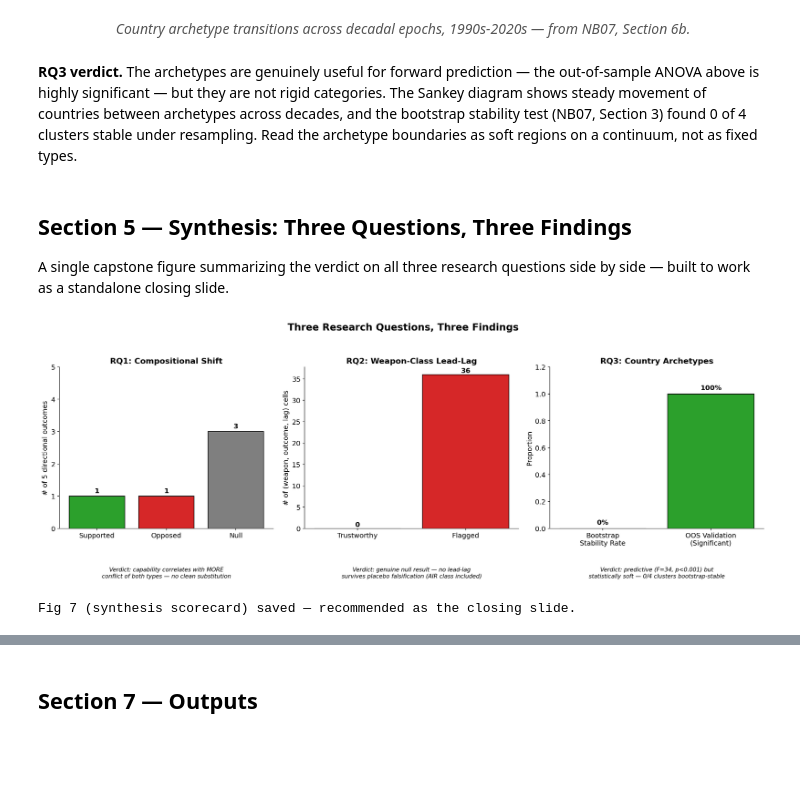
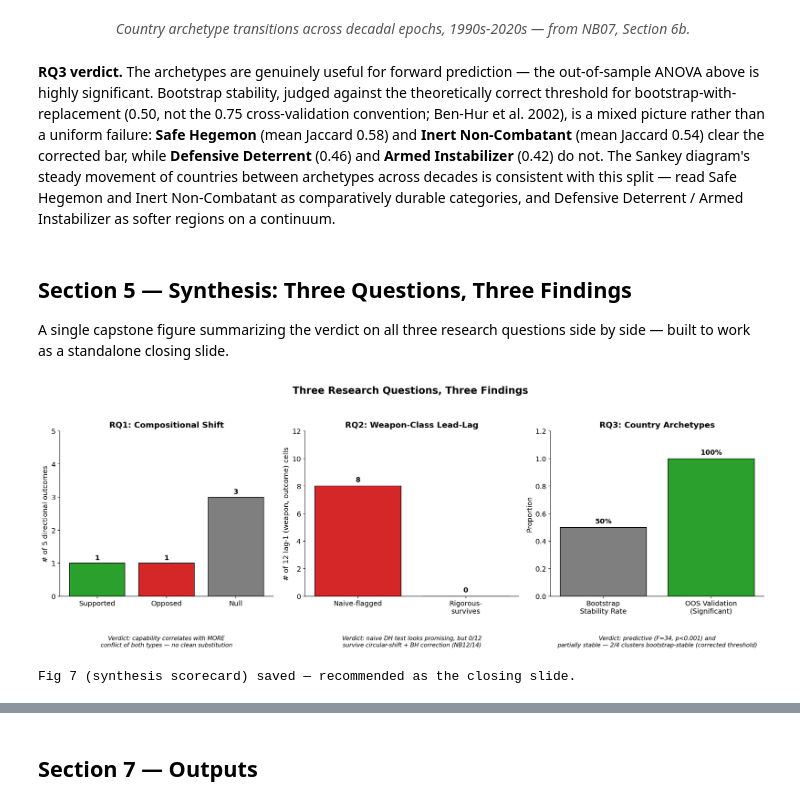
Before and after one commit to plutorion275/peacekeepers-arms-race, a Jupyter notebook: notebooks/08_visualization_summary.ipynb, the cells around one changed output, grey strips where cells are left out. Saved outputs shown, nothing was run; the diff lists cells and outputs as text; code cells hidden in the pictures; blank space fills up the shorter version.

```diff
--- a/notebooks/08_visualization_summary.ipynb
+++ b/notebooks/08_visualization_summary.ipynb
@@ -78,6 +82,10 @@ TBL_DIR.mkdir(parents=True, exist_ok=True)
 
 NB05_TBL, NB06_TBL, NB07_TBL = TABLES_DIR / "nb05", TABLES_DIR / "nb06", TABLES_DIR / "nb07"
 NB05_FIG, NB06_FIG, NB07_FIG = FIGURES_DIR / "nb05", FIGURES_DIR / "nb06", FIGURES_DIR / "nb07"
+NB11_TBL = TABLES_DIR / "nb11"
+NB12_TBL = TABLES_DIR / "nb12"
+NB13_TBL = TABLES_DIR / "nb13"
+NB14_TBL = TABLES_DIR / "nb14"
 
 
 def show_existing_figure(path, caption=None):
@@ -121,12 +129,25 @@ bootstrap_summary["stable"] = bootstrap_summary["stable"].astype(bool)
 oos_val      = pd.read_csv(NB07_TBL / "section4_oos_validation.csv", encoding="utf-8")
 anova_result = pd.read_csv(NB07_TBL / "section4_anova_result.csv", encoding="utf-8")
 
+# ── Load already-validated result tables from NB11-NB14 (no recomputation) ──
+loo_df    = pd.read_csv(NB11_TBL / "section1_loo_jackknife.csv", encoding="utf-8")
+africa_df = pd.read_csv(NB11_TBL / "section2_africa_jackknife.csv", encoding="utf-8")
+
+circshift_df = pd.read_csv(NB12_TBL / "section2f_circular_shift.csv", encoding="utf-8")
+dh_naive_rig = pd.read_csv(NB14_TBL / "section1_dh_naive_vs_rigorous.csv", encoding="utf-8")
+fc_naive_rig = pd.read_csv(NB14_TBL / "section2_forecast_naive_vs_rigorous.csv", encoding="utf-8")
+fc_skill     = pd.read_csv(NB13_TBL / "section2_skill_by_cell.csv", encoding="utf-8")
+
 print(f"rq1_panel:          {rq1.shape}")
 print(f"rq3_cross_section:  {rq3.shape}")
 print(f"\nNB05 tables  -> rob_df {rob_df.shape}, main_df {main_df.shape}, sp_df {sp_df.shape}")
 print(f"NB06 tables  -> dh_df {dh_df.shape}, placebo_df {placebo_df.shape}")
 print(f"NB07 tables  -> clusters {feat_df_labeled.shape}, centroids {centroid_annot.shape}, "
       f"oos {oos_val.shape}")
+print(f"NB11 tables  -> loo_df {loo_df.shape}, africa_df {africa_df.shape}")
+print(f"NB12 tables  -> circshift_df {circshift_df.shape}")
+print(f"NB13 tables  -> fc_skill {fc_skill.shape}")
+print(f"NB14 tables  -> dh_naive_rig {dh_naive_rig.shape}, fc_naive_rig {fc_naive_rig.shape}")
 print("\nSection 0 complete.")
 # %% [output]
 [checkpoint] loaded ← rq1_panel.parquet  (6,912 rows)
@@ -495,11 +566,15 @@ show_existing_figure(
 Country archetype transitions across decadal epochs, 1990s-2020s — from NB07, Section 6b.
 # %% [markdown]
 **RQ3 verdict.** The archetypes are genuinely useful for forward prediction — the
-out-of-sample ANOVA above is highly significant — but they are not rigid categories.
-The Sankey diagram shows steady movement of countries between archetypes across
-decades, and the bootstrap stability test (NB07, Section 3) found 0 of 4 clusters
-stable under resampling. Read the archetype boundaries as soft regions on a continuum,
-not as fixed types.
+out-of-sample ANOVA above is highly significant. Bootstrap stability, judged against
+the theoretically correct threshold for bootstrap-with-replacement (0.50, not the 0.75
+cross-validation convention; Ben-Hur et al. 2002), is a mixed picture rather than a
+uniform failure: **Safe Hegemon** (mean Jaccard 0.58) and **Inert Non-Combatant**
+(mean Jaccard 0.54) clear the corrected bar, while **Defensive Deterrent** (0.46) and
+**Armed Instabilizer** (0.42) do not. The Sankey diagram's steady movement of countries
+between archetypes across decades is consistent with this split — read Safe Hegemon and
+Inert Non-Combatant as comparatively durable categories, and Defensive Deterrent /
+Armed Instabilizer as softer regions on a continuum.
 # %% [markdown]
 ## Section 5 — Synthesis: Three Questions, Three Findings
 
@@ -520,43 +595,46 @@ for i, v in enumerate(values):
     ax.text(i, v + 0.1, str(v), ha="center", fontweight="bold")
 ax.text(0.5, -0.30,
         "Verdict: capability correlates with MORE\nconflict of both types — no clean substitution",
         transform=ax.transAxes, ha="center", fontsize=10, style="italic", wrap=True)
 
 # ── Panel B: RQ2 ──────────────────────────────────────────────────────────
 ax = axes[1]
-ax.bar(["Trustworthy", "Flagged"], [n_trust, n_total - n_trust],
-       color=["#2ca02c", "#d62728"], edgecolor="black")
+ax.bar(["Naive-flagged", "Rigorous-\nsurvives"], [n_naive_dh, n_rig_dh],
+       color=["#d62728", "#2ca02c"], edgecolor="black")
 ax.set_title("RQ2: Weapon-Class Lead-Lag", fontweight="bold")
-ax.set_ylabel("# of (weapon, outcome, lag) cells")
-for i, v in enumerate([n_trust, n_total - n_trust]):
-    ax.text(i, v + 0.4, str(v), ha="center", fontweight="bold")
+ax.set_ylabel("# of 12 lag-1 (weapon, outcome) cells")
+ax.set_ylim(0, 12)
+for i, v in enumerate([n_naive_dh, n_rig_dh]):
+    ax.text(i, v + 0.3, str(v), ha="center", fontweight="bold")
 ax.text(0.5, -0.30,
-        "Verdict: genuine null result — no lead-lag\nsurvives placebo falsification (AIR class included)",
+        "Verdict: naive DH test looks promising, but 0/12\n"
+        "survive circular-shift + BH correction (NB12/14)",
         transform=ax.transAxes, ha="center", fontsize=10, style="italic", wrap=True)
 
 # ── Panel C: RQ3 ──────────────────────────────────────────────────────────
 ax = axes[2]
-stability_rate = n_stable / n_clusters_total
+stability_rate = n_stable_corrected / n_clusters_total
 oos_sig = 1.0 if p_val < 0.05 else 0.0
 ax.bar(["Bootstrap\nStability Rate", "OOS Validation\n(Significant)"],
        [stability_rate, oos_sig], color=["#7f7f7f", "#2ca02c"], edgecolor="black")
 ax.set_ylim(0, 1.2)
 ax.set_ylabel("Proportion")
 ax.set_title("RQ3: Country Archetypes", fontweight="bold")
 for i, v in enumerate([stability_rate, oos_sig]):
     ax.text(i, v + 0.03, f"{v:.0%}", ha="center", fontweight="bold")
 ax.text(0.5, -0.30,
-        f"Verdict: predictive (F={F_stat:.0f}, p<0.001) but\n"
-        f"statistically soft — {n_stable}/{n_clusters_total} clusters bootstrap-stable",
+        f"Verdict: predictive (F={F_stat:.0f}, p<0.001) and\n"
+        f"partially stable — {n_stable_corrected}/{n_clusters_total} clusters bootstrap-stable "
+        f"(corrected threshold)",
         transform=ax.transAxes, ha="center", fontsize=10, style="italic", wrap=True)
 
 fig.suptitle("Three Research Questions, Three Findings", y=1.04)
 fig.tight_layout()
 fig.savefig(FIG_DIR / "fig7_synthesis_scorecard.png", dpi=300, bbox_inches="tight")
 plt.show()
 print("Fig 7 (synthesis scorecard) saved — recommended as the closing slide.")
 # %% [output]
-[figure, old version]
+[figure, new version]
 Fig 7 (synthesis scorecard) saved — recommended as the closing slide.
 # %% [markdown]
 ## Section 6 — Limitations and Honest Reporting
```
Also changed, not shown: parts of 5 cells of this notebook, 7 other files.
